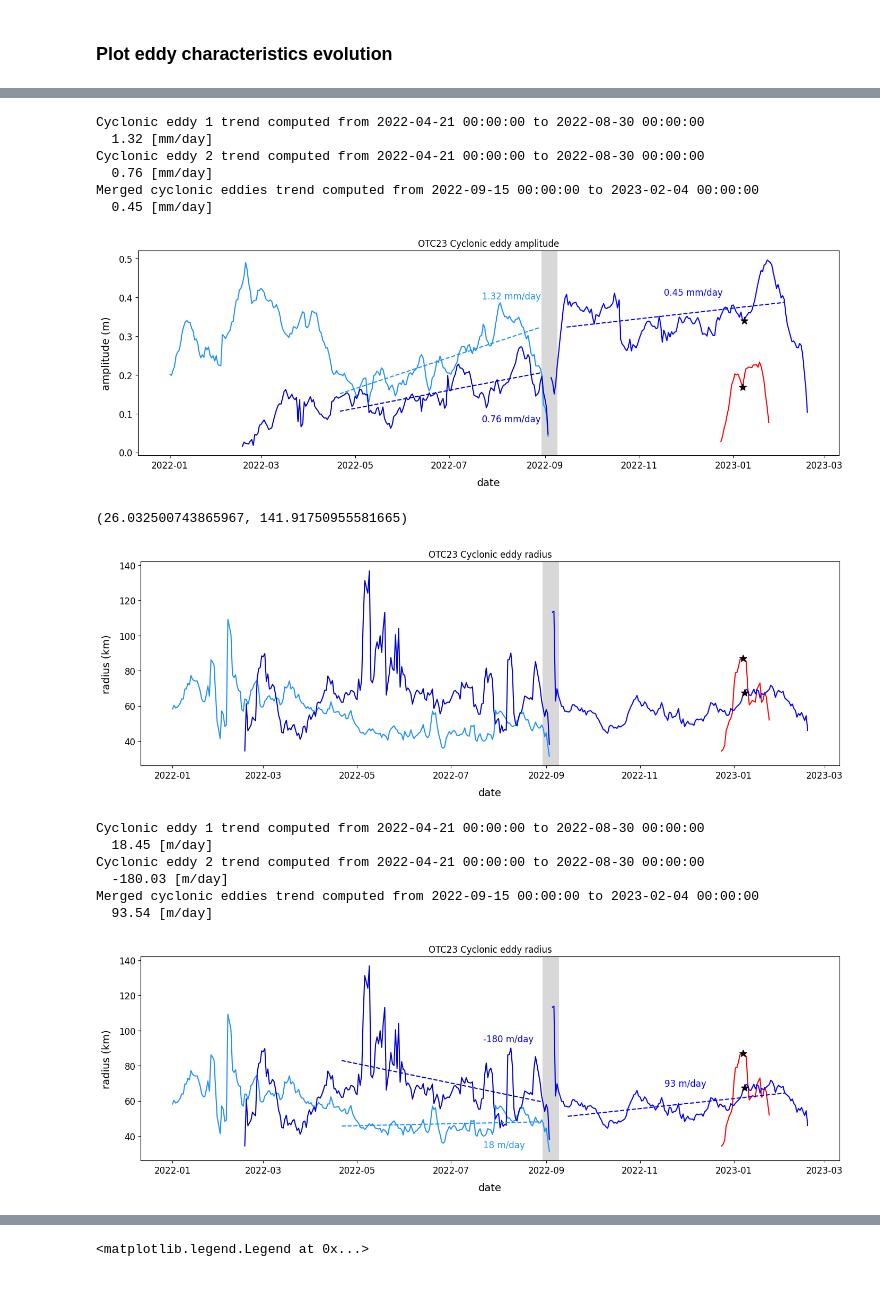
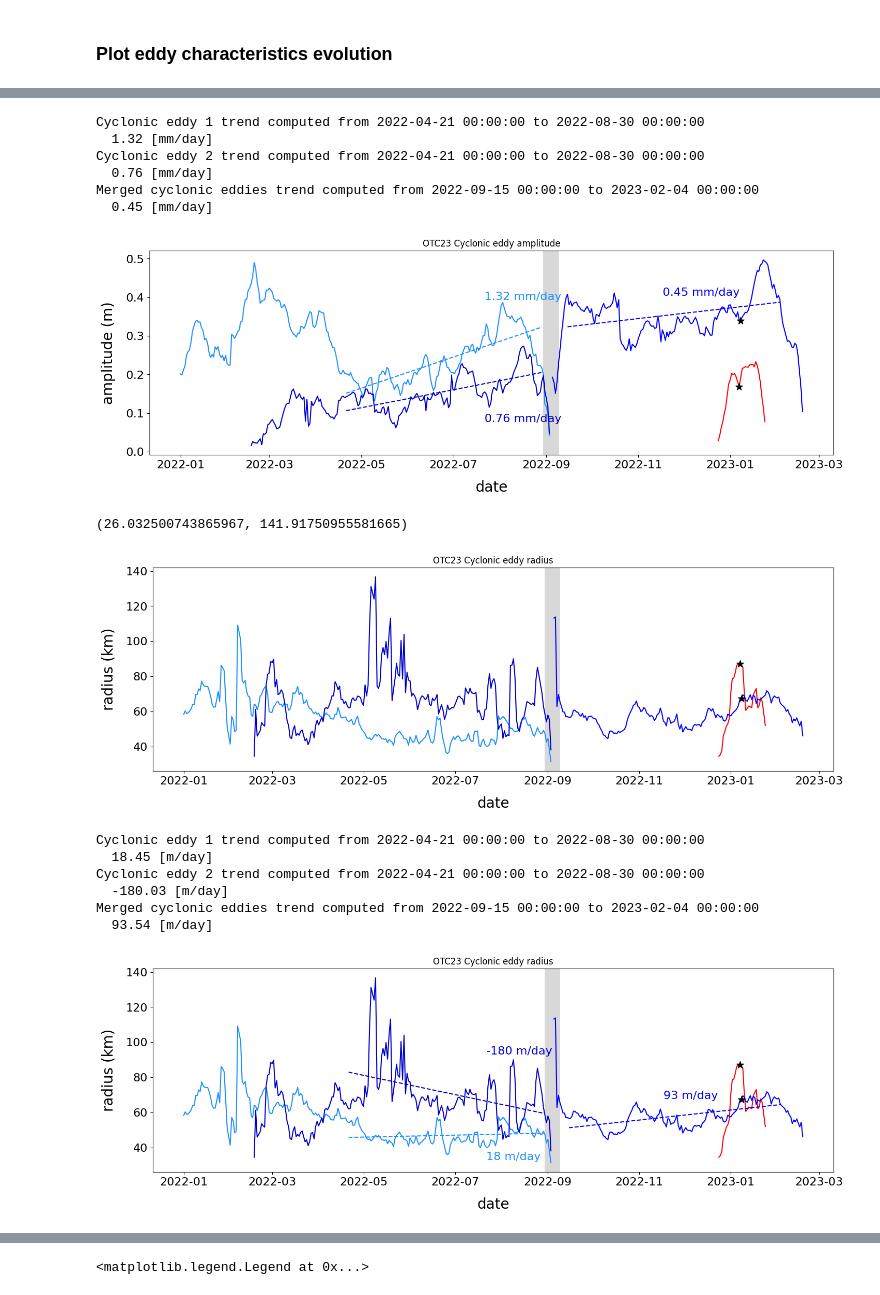
Before and after one commit to torresr-cnrm/otc23-tracking, a Jupyter notebook: notebook/OTC23-eddy-tracking.ipynb, the cells around one changed output, grey strips where cells are left out. Drawn from its saved outputs; the diff is of its cells as text; code cells hidden in the pictures.

```diff
--- a/notebook/OTC23-eddy-tracking.ipynb
+++ b/notebook/OTC23-eddy-tracking.ipynb
@@ -379,7 +480,7 @@ print("  {:.2f} [mm/day]".format(1e3*(p(2)-p(1))) )
 
 fig_trd.axes[0].plot(to_datetime(c_eddy1_track.time[i_ti:i_tf]), p(c_eddy1_track.time[i_ti:i_tf]),
                      "dodgerblue", linestyle='dashed')
-fig_trd.axes[0].text(0.49, 0.8, "{:.2f} mm/day".format(1e3*(p(2)-p(1))), fontsize=12, c='dodgerblue',
+fig_trd.axes[0].text(0.49, 0.8, "{:.2f} mm/day".format(1e3*(p(2)-p(1))), fontsize=16, c='dodgerblue',
                     transform=fig_trd.axes[0].transAxes, verticalalignment='top')
 
 # -- cyclonic eddy 2
@@ -396,7 +497,7 @@ print("  {:.2f} [mm/day]".format(1e3*(p(2)-p(1))) )
 
 fig_trd.axes[0].plot(to_datetime(c_eddy2_track.time[i_ti:i_tf]), p(c_eddy2_track.time[i_ti:i_tf]),
                      "mediumblue", linestyle='dashed')
-fig_trd.axes[0].text(0.49, 0.2, "{:.2f} mm/day".format(1e3*(p(2)-p(1))), fontsize=12, c='mediumblue',
+fig_trd.axes[0].text(0.49, 0.2, "{:.2f} mm/day".format(1e3*(p(2)-p(1))), fontsize=16, c='mediumblue',
                     transform=fig_trd.axes[0].transAxes, verticalalignment='top')
 
 # -- merged eddies
@@ -413,7 +514,7 @@ print("  {:.2f} [mm/day]".format(1e3*(p(2)-p(1))) )
 
 fig_trd.axes[0].plot(to_datetime(c_mrged_track.time[i_ti:i_tf]),  p(c_mrged_track.time[i_ti:i_tf]),
                      "blue", linestyle='dashed')
-fig_trd.axes[0].text(0.75, 0.82, "{:.2f} mm/day".format(1e3*(p(2)-p(1))), fontsize=12, c='blue',
+fig_trd.axes[0].text(0.75, 0.82, "{:.2f} mm/day".format(1e3*(p(2)-p(1))), fontsize=16, c='blue',
                     transform=fig_trd.axes[0].transAxes, verticalalignment='top')
 
 
@@ -425,18 +526,18 @@ Cyclonic eddy 2 trend computed from 2022-04-21 00:00:00 to 2022-08-30 00:00:00
   0.76 [mm/day]
 Merged cyclonic eddies trend computed from 2022-09-15 00:00:00 to 2023-02-04 00:00:00
   0.45 [mm/day]
-[figure, old version]
+[figure, new version]
 # %%
 fig_trd.savefig('../../imgs/OTC23_Cyclonic_eddies_amplitude_with_trends.png', dpi=300)
 # %%
 # Radius (in kilometer)
-fig = plt.figure(figsize=(17, 5))
+fig = plt.figure(figsize=(17, 5.1))
 ax = fig.add_subplot(1, 1, 1)
 
 ax.set_title('OTC23 Cyclonic eddy radius')
-ax.set_xlabel('date', size=14, labelpad=10)
-ax.set_ylabel('radius (km)', size=14, labelpad=10)
-ax.tick_params(labelsize=12)
+ax.set_xlabel('date', size=20, labelpad=14)
+ax.set_ylabel('radius (km)', size=20, labelpad=14)
+ax.tick_params(labelsize=16)
 
 ax.plot(to_datetime(ac_eddy_track.time), 1e-3*ac_eddy_track.speed_radius, c='red',     label='Anticyclonic')
 ax.plot(to_datetime(c_eddy1_track.time), 1e-3*c_eddy1_track.speed_radius, c='dodgerblue', label='Cyclonic 1')
@@ -461,7 +562,7 @@ ax.set_ylim(ylim)
 #ax.legend(prop={'size': 12})
 # %% [output]
 (26.032500743865967, 141.91750955581665)
-[figure, old version]
+[figure, new version]
 # %%
 fig.savefig('../../imgs/OTC23_Cyclonic_eddies_speed_radius.png', dpi=300)
 # %%
@@ -482,7 +583,7 @@ print("  {:.2f} [m/day]".format((p(2)-p(1))) )
 
 fig_trd.axes[0].plot(to_datetime(c_eddy1_track.time[i_ti:i_tf]), 1e-3*p(c_eddy1_track.time[i_ti:i_tf]),
                      "dodgerblue", linestyle='dashed')
-fig_trd.axes[0].text(0.49, 0.1, "{} m/day".format(int((p(2)-p(1)))), fontsize=12, c='dodgerblue',
+fig_trd.axes[0].text(0.49, 0.1, "{} m/day".format(int((p(2)-p(1)))), fontsize=16, c='dodgerblue',
                     transform=fig_trd.axes[0].transAxes, verticalalignment='top')
 
 # -- cyclonic eddy 2
@@ -498,36 +599,36 @@ print("Cyclonic eddy 2 trend computed from {} to {}".format(ti, tf))
 print("  {:.2f} [m/day]".format((p(2)-p(1))) )
 
 fig_trd.axes[0].plot(to_datetime(c_eddy2_track.time[i_ti:i_tf]), 1e-3*p(c_eddy2_track.time[i_ti:i_tf]),
                      "mediumblue", linestyle='dashed')
-fig_trd.axes[0].text(0.49, 0.62, "{} m/day".format(int((p(2)-p(1)))), fontsize=12, c='mediumblue',
+fig_trd.axes[0].text(0.49, 0.62, "{} m/day".format(int((p(2)-p(1)))), fontsize=16, c='mediumblue',
                     transform=fig_trd.axes[0].transAxes, verticalalignment='top')
 
 # -- merged eddies
 i_ti  = 10
 i_tf  = -15
 ti    = to_datetime(c_mrged_track.time[i_ti])
 tf    = to_datetime(c_mrged_track.time[i_tf])
 
 trend = np.polyfit(c_mrged_track.time[i_ti:i_tf], c_mrged_track.speed_radius[i_ti:i_tf], 1)
 p     = np.poly1d(trend)
 
 print("Merged cyclonic eddies trend computed from {} to {}".format(ti, tf))
 print("  {:.2f} [m/day]".format((p(2)-p(1))) )
 
 trdline = fig_trd.axes[0].plot(to_datetime(c_mrged_track.time[i_ti:i_tf]), 1e-3*p(c_mrged_track.time[i_ti:i_tf]),
                      "blue", linestyle='dashed')
-fig_trd.axes[0].text(0.75, 0.4, "{} m/day".format(int((p(2)-p(1)))), fontsize=12, c='blue',
+fig_trd.axes[0].text(0.75, 0.4, "{} m/day".format(int((p(2)-p(1)))), fontsize=16, c='blue',
                     transform=fig_trd.axes[0].transAxes, verticalalignment='top')
 
 fig_trd
 # %% [output]
 Cyclonic eddy 1 trend computed from 2022-04-21 00:00:00 to 2022-08-30 00:00:00
   18.45 [m/day]
 Cyclonic eddy 2 trend computed from 2022-04-21 00:00:00 to 2022-08-30 00:00:00
   -180.03 [m/day]
 Merged cyclonic eddies trend computed from 2022-09-15 00:00:00 to 2023-02-04 00:00:00
   93.54 [m/day]
-[figure, old version]
+[figure, new version]
 # %%
 fig_trd.savefig('../../imgs/OTC23_Cyclonic_eddies_speed_radius_with_trends.png', dpi=300)
 # %%
```
Also changed, not shown: parts of 13 cells of this notebook, 1 other file.
